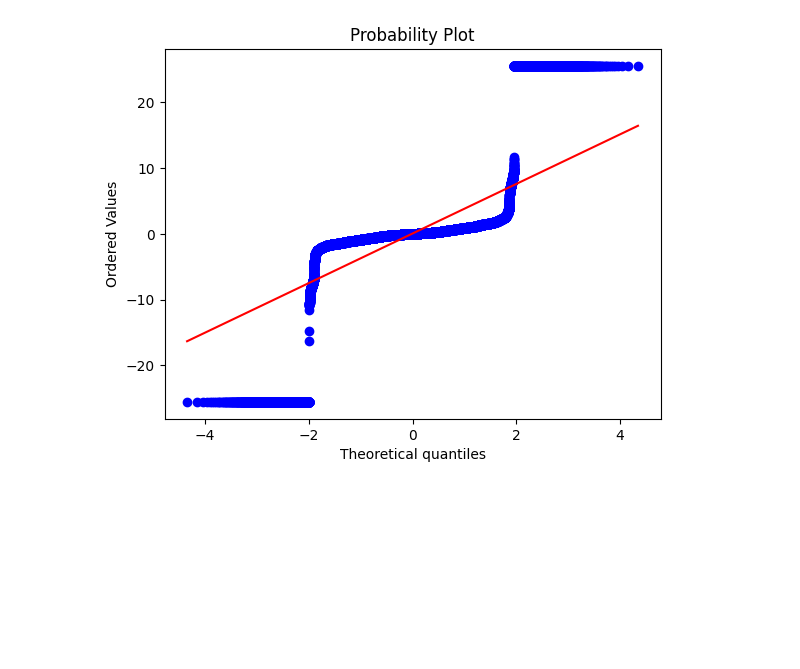
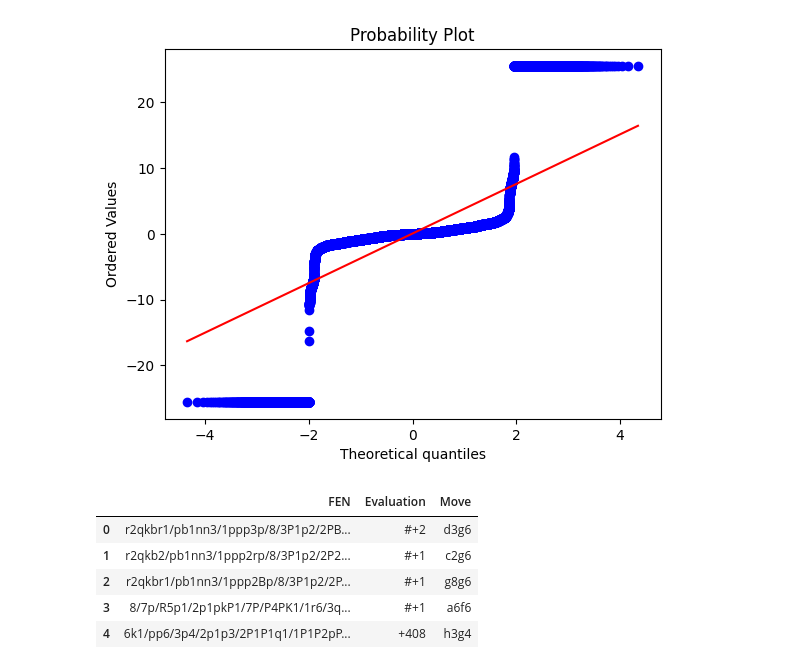
Before and after one commit to Mathwizard1/reimagined-octosquare, a Jupyter notebook: data_viewer.ipynb, the cells around one changed output. Saved outputs shown, nothing was run; the diff lists cells and outputs as text; code cells hidden in the pictures; blank space fills up the shorter version.

```diff
--- a/data_viewer.ipynb
+++ b/data_viewer.ipynb
@@ -118,3 +126,13 @@ stats.probplot(df['Evaluation'], dist="norm", plot=plt)
 plt.show()
 # %% [output]
 [figure]
+# %%
+tact_df = pd.read_csv('data\\tactic_evals.csv', nrows= 1000)
+tact_df.head()
+# %% [output]
+|  | FEN | Evaluation | Move |
+| 0 | r2qkbr1/pb1nn3/1ppp3p/8/3P1p2/2PB... | #+2 | d3g6 |
+| 1 | r2qkb2/pb1nn3/1ppp2rp/8/3P1p2/2P2... | #+1 | c2g6 |
+| 2 | r2qkbr1/pb1nn3/1ppp2Bp/8/3P1p2/2P... | #+1 | g8g6 |
+| 3 | 8/7p/R5p1/2p1pkP1/7P/P4PK1/1r6/3q... | #+1 | a6f6 |
+| 4 | 6k1/pp6/3p4/2p1p3/2P1P1q1/1P1P2pP... | +408 | h3g4 |
```
Also changed, not shown: parts of 4 cells of this notebook, 4 other files.
